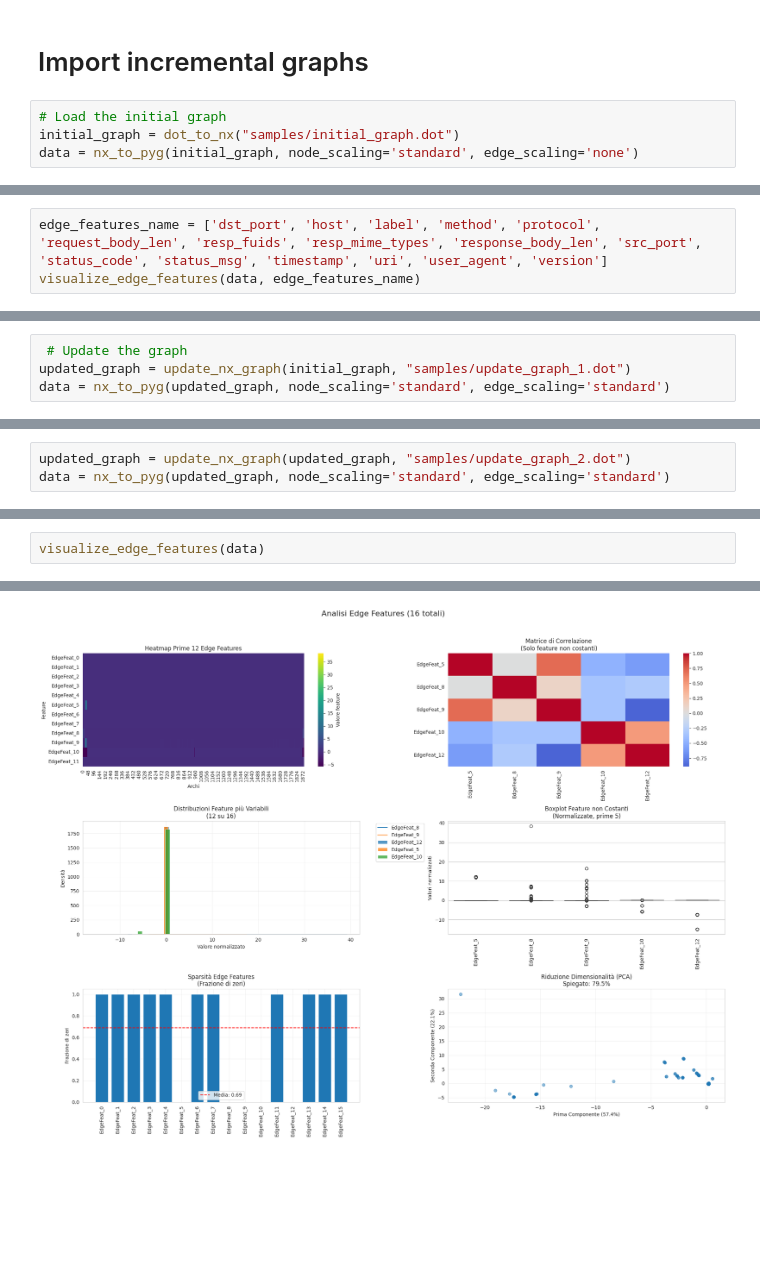
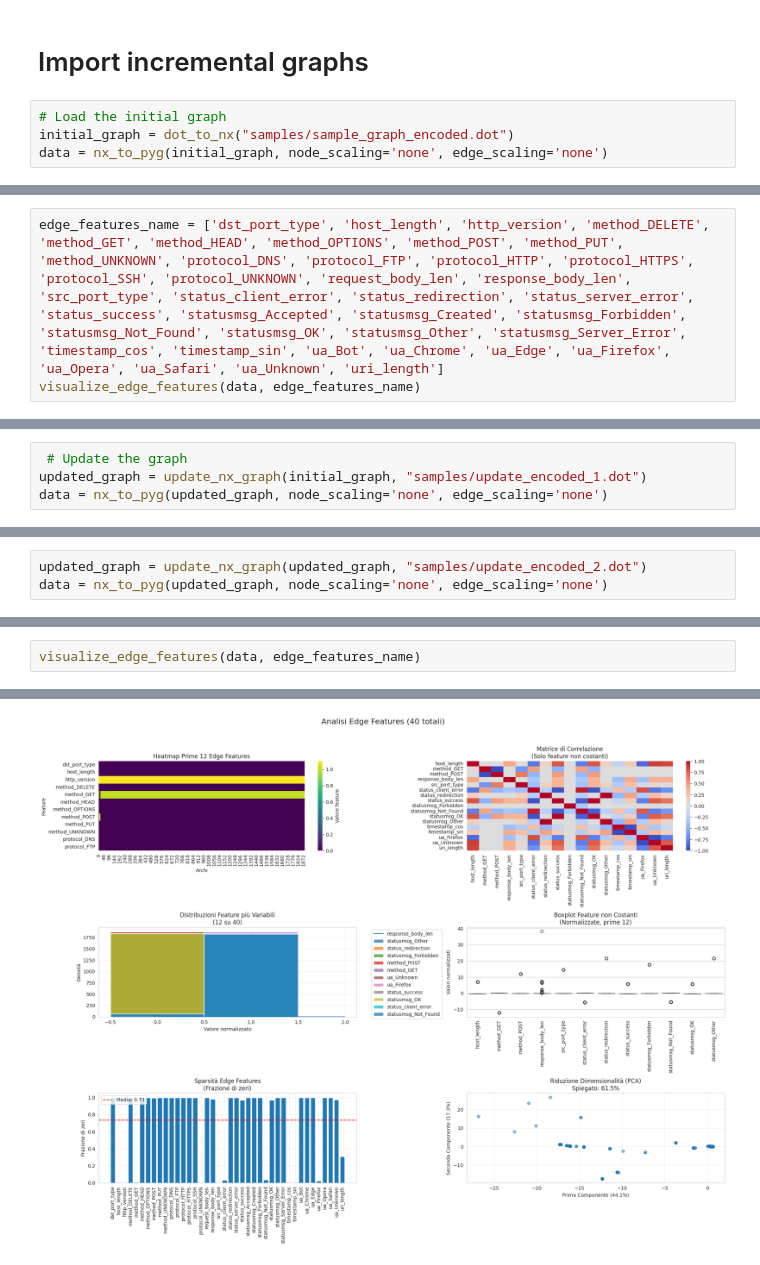
Before and after one commit to khoinhtvn/encryptedsummer, a Jupyter notebook: graph_consumer/import_graph.ipynb, the cells around one changed output, grey strips where cells are left out. Drawn from its saved outputs; the diff is of its cells as text; blank space fills up the shorter version.

Commit message:
Imported pre-encoded features from C++ program.

```diff
--- a/graph_consumer/import_graph.ipynb
+++ b/graph_consumer/import_graph.ipynb
@@ -797,7 +797,7 @@ Analisi aggiuntiva:
 # Import incremental graphs
 # %%
 # Load the initial graph
-initial_graph = dot_to_nx("samples/initial_graph.dot")
-data = nx_to_pyg(initial_graph, node_scaling='standard', edge_scaling='none')
+initial_graph = dot_to_nx("samples/sample_graph_encoded.dot")
+data = nx_to_pyg(initial_graph, node_scaling='none', edge_scaling='none')
 # %% [output]
 Sorted node attribute keys: ['activity_score', 'degree', 'in_degree', 'out_degree', 'total_connections']
@@ -836,4 +829,4 @@ Analisi aggiuntiva:
 # %%
-edge_features_name = ['dst_port', 'host', 'label', 'method', 'protocol', 'request_body_len', 'resp_fuids', 'resp_mime_types', 'response_body_len', 'src_port', 'status_code', 'status_msg', 'timestamp', 'uri', 'user_agent', 'version']
+edge_features_name = ['dst_port_type', 'host_length', 'http_version', 'method_DELETE', 'method_GET', 'method_HEAD', 'method_OPTIONS', 'method_POST', 'method_PUT', 'method_UNKNOWN', 'protocol_DNS', 'protocol_FTP', 'protocol_HTTP', 'protocol_HTTPS', 'protocol_SSH', 'protocol_UNKNOWN', 'request_body_len', 'response_body_len', 'src_port_type', 'status_client_error', 'status_redirection', 'status_server_error', 'status_success', 'statusmsg_Accepted', 'statusmsg_Created', 'statusmsg_Forbidden', 'statusmsg_Not_Found', 'statusmsg_OK', 'statusmsg_Other', 'statusmsg_Server_Error', 'timestamp_cos', 'timestamp_sin', 'ua_Bot', 'ua_Chrome', 'ua_Edge', 'ua_Firefox', 'ua_Opera', 'ua_Safari', 'ua_Unknown', 'uri_length']
 visualize_edge_features(data, edge_features_name)
 # %% [output]
@@ -859,7 +857,7 @@ visualize_nx_graph(initial_graph)
 # %%
  # Update the graph
-updated_graph = update_nx_graph(initial_graph, "samples/update_graph_1.dot")
-data = nx_to_pyg(updated_graph, node_scaling='standard', edge_scaling='standard')
+updated_graph = update_nx_graph(initial_graph, "samples/update_encoded_1.dot")
+data = nx_to_pyg(updated_graph, node_scaling='none', edge_scaling='none')
 # %% [output]
 Updated node: 192.168.209.128
 Updated node: 54.39.128.230
@@ -929,6 +927,6 @@ Analisi aggiuntiva:
 # %%
-updated_graph = update_nx_graph(updated_graph, "samples/update_graph_2.dot")
-data = nx_to_pyg(updated_graph, node_scaling='standard', edge_scaling='standard')
+updated_graph = update_nx_graph(updated_graph, "samples/update_encoded_2.dot")
+data = nx_to_pyg(updated_graph, node_scaling='none', edge_scaling='none')
 # %% [output]
 Updated node: 192.168.209.128
 Updated node: 54.39.128.230
@@ -971,3 +969,3 @@ Analisi aggiuntiva:
 # %%
-visualize_edge_features(data)
+visualize_edge_features(data, edge_features_name)
 # %% [output]
@@ -989,2 +987,2 @@ Statistiche edge features:
-[figure, old version]
+[figure, new version]
 Analisi aggiuntiva:
```
Also changed, not shown: parts of 11 cells of this notebook, 3 other files.
